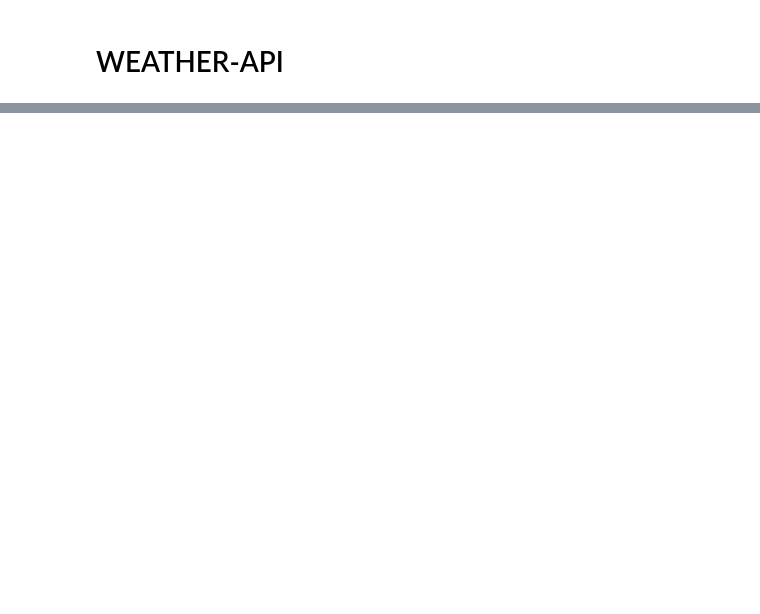
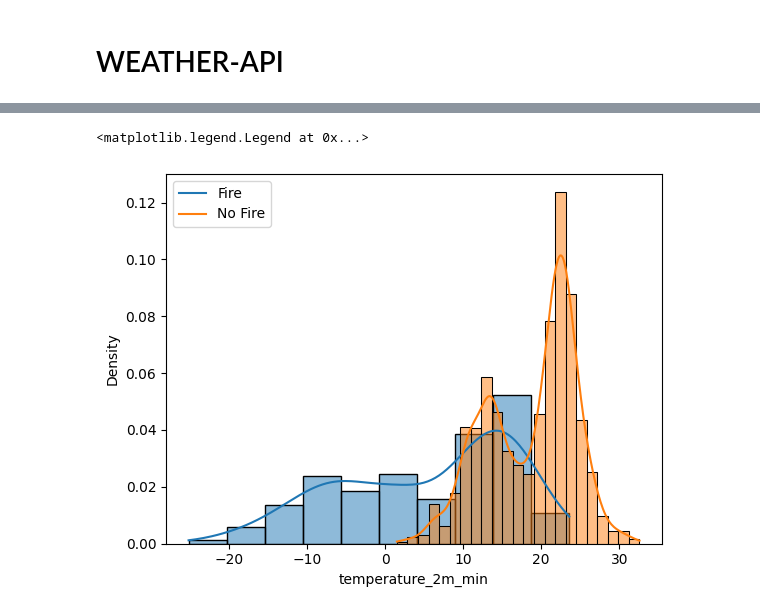
Before and after one commit to ZFrancisco/fire-predictor, a Jupyter notebook: wildfire_project.ipynb, the cells around one changed output, grey strips where cells are left out. Drawn from its saved outputs; the diff is of its cells as text; code cells hidden in the pictures; blank space fills up the shorter version.

```diff
--- a/wildfire_project.ipynb
+++ b/wildfire_project.ipynb
@@ -94,0 +153,8 @@ cleaned_df
+# %%
+updated_df = pd.read_json('./fire_data.json')
+sns.histplot(data=updated_df[updated_df['fire'] == 0], x='temperature_2m_min', stat = 'density', kde=True)
+sns.histplot(data=updated_df[updated_df['fire'] == 1], x='temperature_2m_min', stat = 'density', kde=True)
+plt.legend(['Fire', 'No Fire'])
+# %% [output]
+<matplotlib.legend.Legend at 0x...>
+[figure, added]
```
Also changed, not shown: parts of 20 cells of this notebook.
